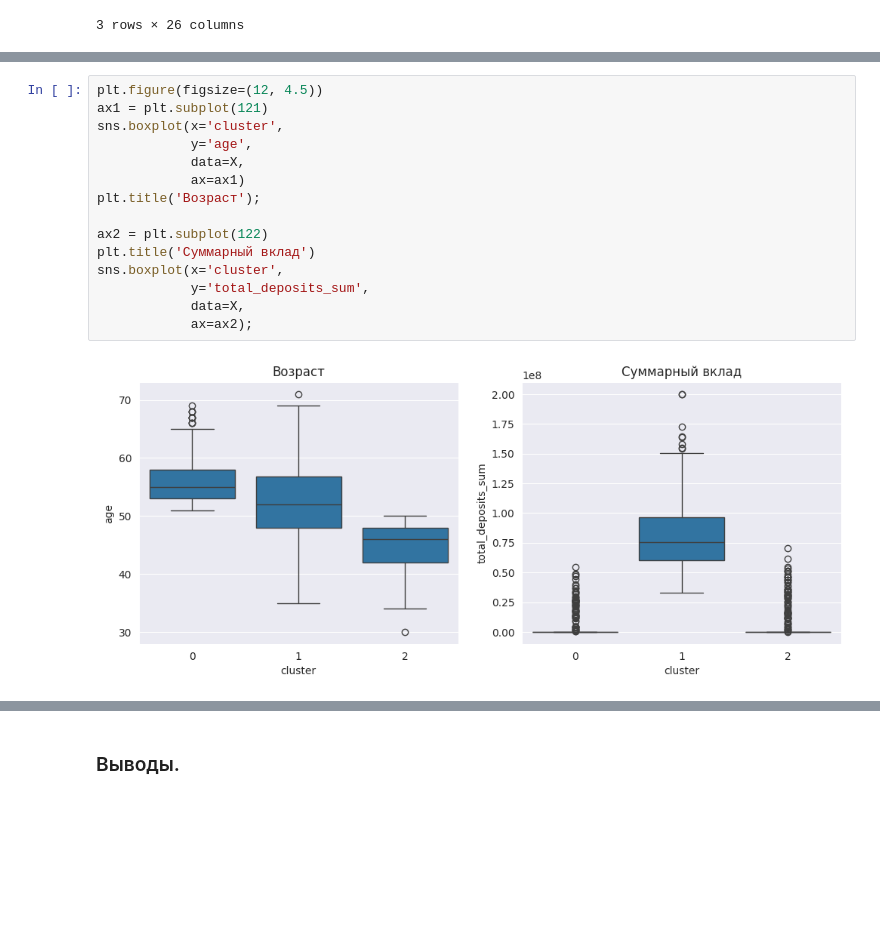
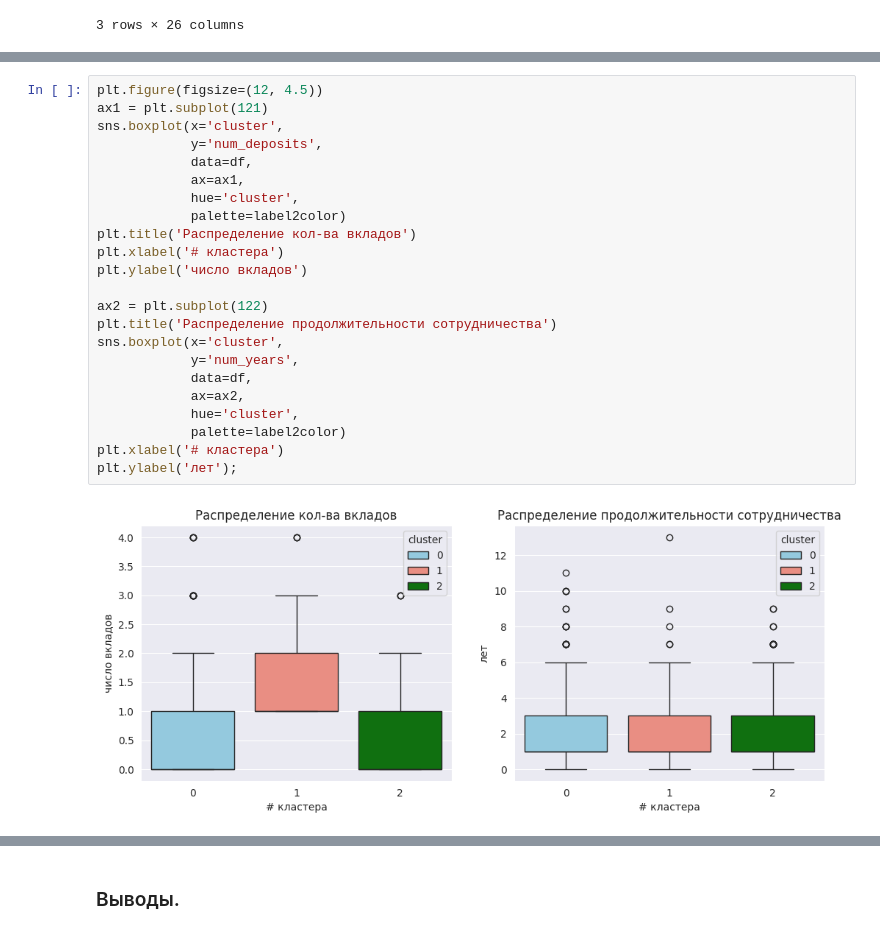
Before and after one commit to luckyme410/segment_EMC, a Jupyter notebook: segmentation.ipynb, the cells around one changed output, grey strips where cells are left out. Saved outputs shown, nothing was run; the diff lists cells and outputs as text; blank space fills up the shorter version.

```diff
--- a/segmentation.ipynb
+++ b/segmentation.ipynb
@@ -340,17 +398,25 @@ cluster_centers
 # %%
 plt.figure(figsize=(12, 4.5))
 ax1 = plt.subplot(121)
 sns.boxplot(x='cluster',
-            y='age',
-            data=X,
-            ax=ax1)
-plt.title('Возраст');
+            y='num_deposits',
+            data=df,
+            ax=ax1,
+            hue='cluster',
+            palette=label2color)
+plt.title('Распределение кол-ва вкладов')
+plt.xlabel('# кластера')
+plt.ylabel('число вкладов')
 
 ax2 = plt.subplot(122)
-plt.title('Суммарный вклад')
+plt.title('Распределение продолжительности сотрудничества')
 sns.boxplot(x='cluster',
-            y='total_deposits_sum',
-            data=X,
-            ax=ax2);
+            y='num_years',
+            data=df,
+            ax=ax2,
+            hue='cluster',
+            palette=label2color)
+plt.xlabel('# кластера')
+plt.ylabel('лет');
 # %% [output]
-[figure, old version]
+[figure, new version]
```
Also changed, not shown: parts of 14 cells of this notebook.
